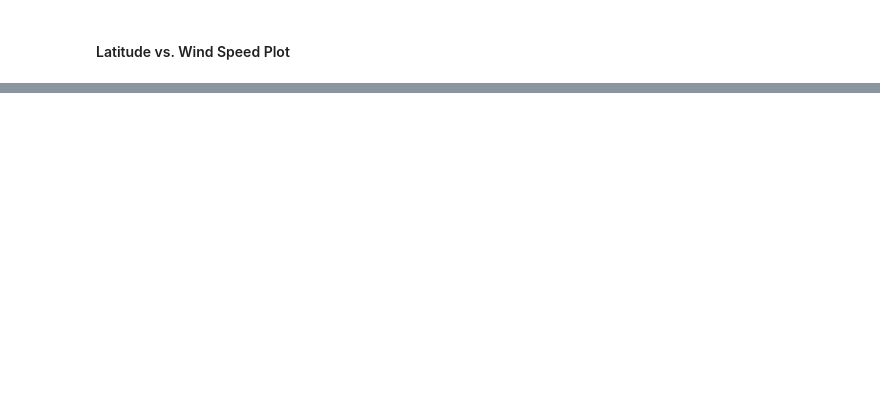
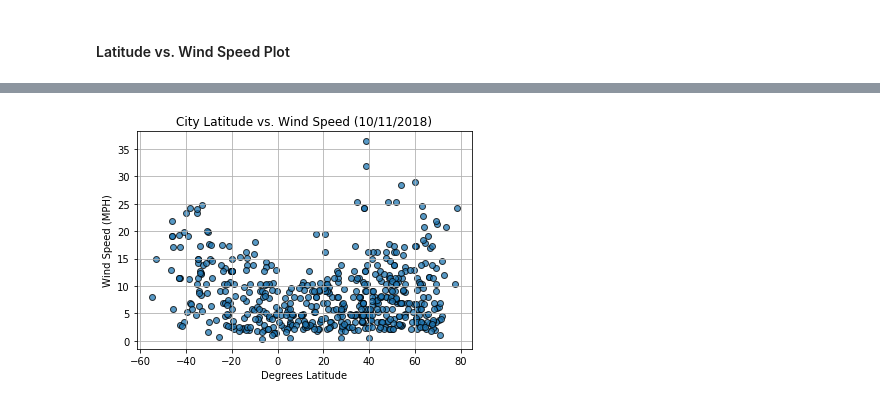
Before and after one commit to sellis4536/Homework06, a Jupyter notebook: WeatherPy_working.ipynb, the cells around one changed output, grey strips where cells are left out. Cells and saved outputs as stored; diff of their text form; code cells hidden in the pictures; blank space fills up the shorter version.

```diff
--- a/WeatherPy_working.ipynb
+++ b/WeatherPy_working.ipynb
@@ -244,0 +280,12 @@ dtype: int64
+# %%
+# Plot #4, Lat x Wind Speed.  use plt. functions to create and control plot line by line
+plt.scatter(weather_data_df['Lat'], weather_data_df['Wind Speed'],
+            edgecolors = 'black',
+            alpha = 0.75) #, weather_data_df['max temp'] *10, alpha = 1.0)
+plt.title("City Latitude vs. Wind Speed (10/11/2018)")
+plt.xlabel("Degrees Latitude")
+plt.ylabel("Wind Speed (MPH)")
+plt.grid()
+plt.show()
+# %% [output]
+[figure, added]
```
Also changed, not shown: parts of 16 cells of this notebook.
